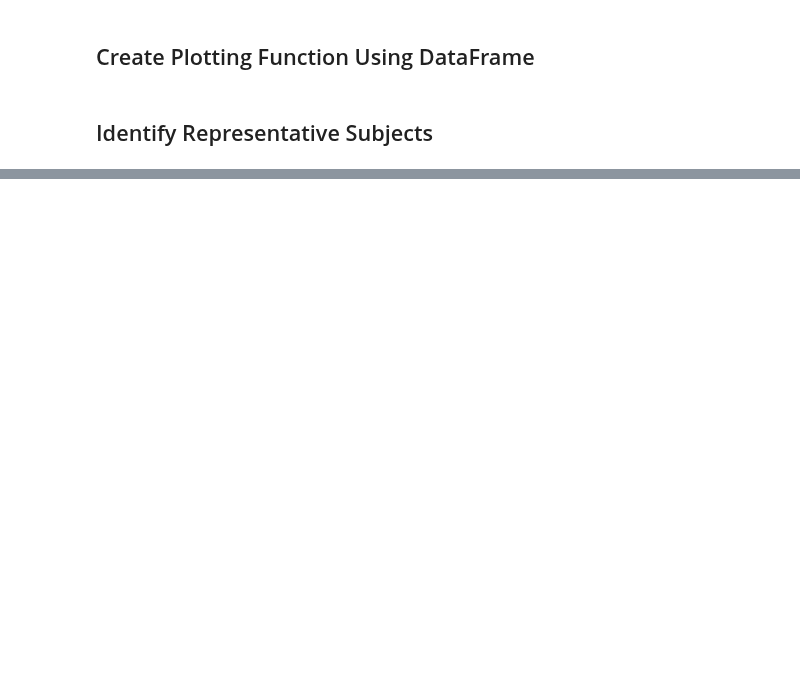
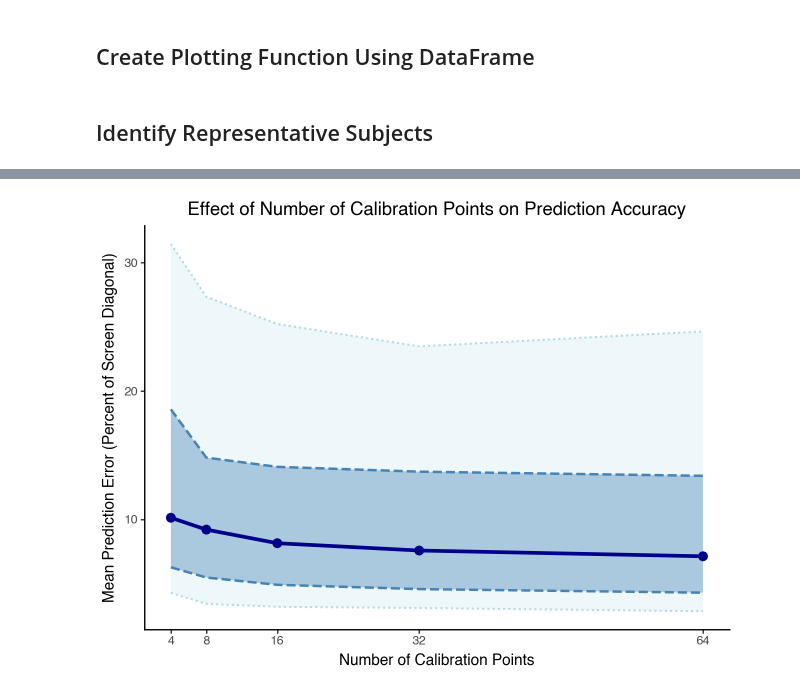
Before and after one commit to jspsych/eye-tracking-training, a Jupyter notebook: analysis/analysis-of-individual-model-run.ipynb, the cells around one changed output, grey strips where cells are left out. Cells and saved outputs as stored; diff of their text form; code cells hidden in the pictures; blank space fills up the shorter version.

```diff
--- a/analysis/analysis-of-individual-model-run.ipynb
+++ b/analysis/analysis-of-individual-model-run.ipynb
@@ -1139,0 +1362,47 @@ def plot_pred_vs_target_grid(target_coords, pred_coords, title="Predicted vs Tar
+# %%
+# Create visualization of calibration point effect with ribbons
+import numpy as np
+
+# Calculate percentiles for each calibration point count
+cal_summary_stats = []
+for n_points in sorted(calibration_analysis_df['n_calibration_points'].unique()):
+    subset = calibration_analysis_df[calibration_analysis_df['n_calibration_points'] == n_points]['mean_error']
+    cal_summary_stats.append({
+        'n_calibration_points': n_points,
+        'median': np.percentile(subset, 50),
+        'p25': np.percentile(subset, 25),
+        'p75': np.percentile(subset, 75),
+        'p5': np.percentile(subset, 5),
+        'p95': np.percentile(subset, 95)
+    })
+
+cal_summary_df = pd.DataFrame(cal_summary_stats)
+
+cal_analysis_plot = (
+    ggplot(cal_summary_df, aes(x='n_calibration_points'))
+    # Outer ribbon (5th-95th percentile)
+    + geom_ribbon(aes(ymin='p5', ymax='p95'), alpha=0.2, fill='lightblue')
+    # Inner ribbon (25th-75th percentile)
+    + geom_ribbon(aes(ymin='p25', ymax='p75'), alpha=0.4, fill='steelblue')
+    # Median line
+    + geom_line(aes(y='median'), color='darkblue', size=1.5)
+    + geom_point(aes(y='median'), color='darkblue', size=3)
+    # 25th and 75th percentile lines
+    + geom_line(aes(y='p25'), color='steelblue', size=1, linetype='dashed')
+    + geom_line(aes(y='p75'), color='steelblue', size=1, linetype='dashed')
+    # 5th and 95th percentile lines
+    + geom_line(aes(y='p5'), color='lightblue', size=0.8, linetype='dotted')
+    + geom_line(aes(y='p95'), color='lightblue', size=0.8, linetype='dotted')
+    + labs(
+        title='Effect of Number of Calibration Points on Prediction Accuracy',
+        x='Number of Calibration Points',
+        y='Mean Prediction Error (Percent of Screen Diagonal)'
+    )
+    + theme_classic()
+    + theme(plot_title=element_text(hjust=0.5))
+    + scale_x_continuous(breaks=[4, 8, 16, 32, 64])
+)
+
+cal_analysis_plot
+# %% [output]
+[figure, added]
```
Also changed, not shown: parts of 45 cells of this notebook.
